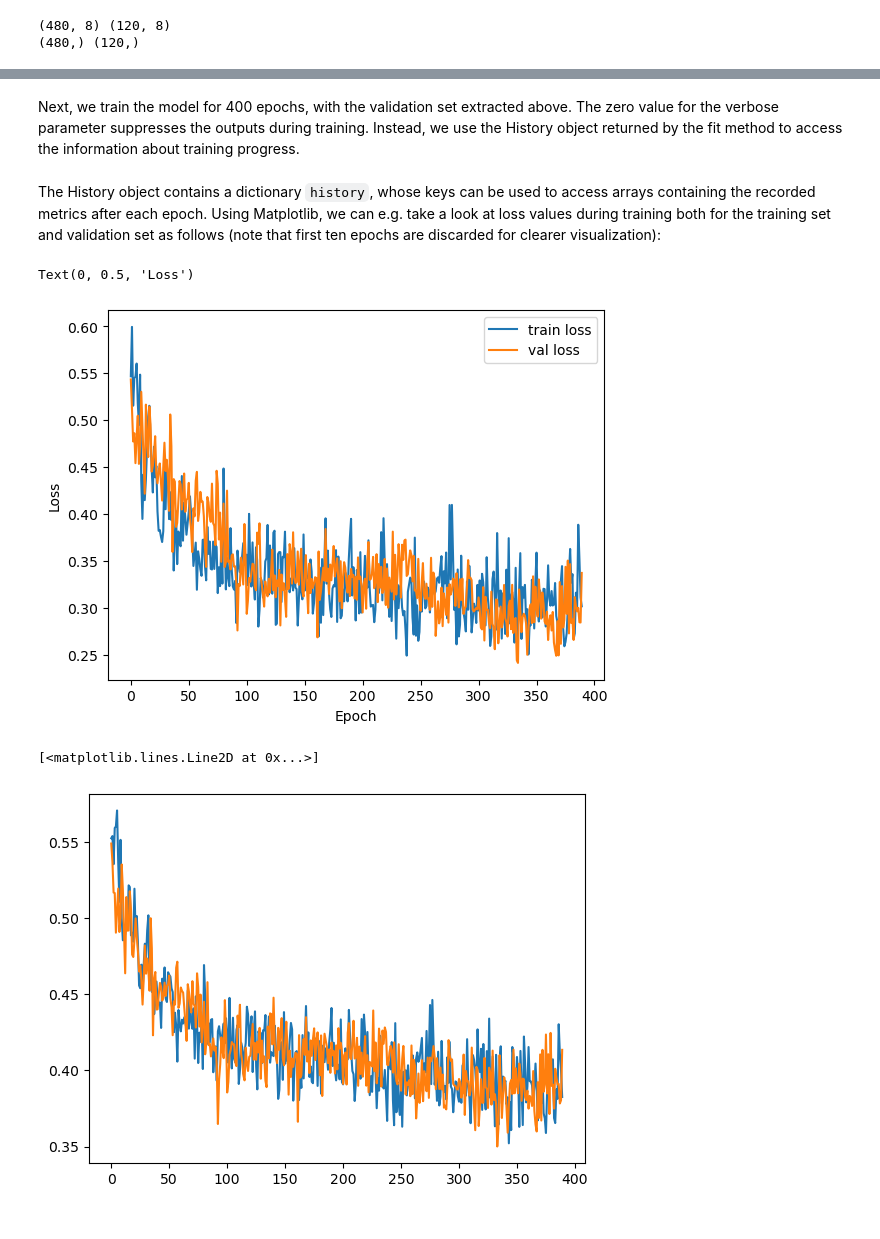
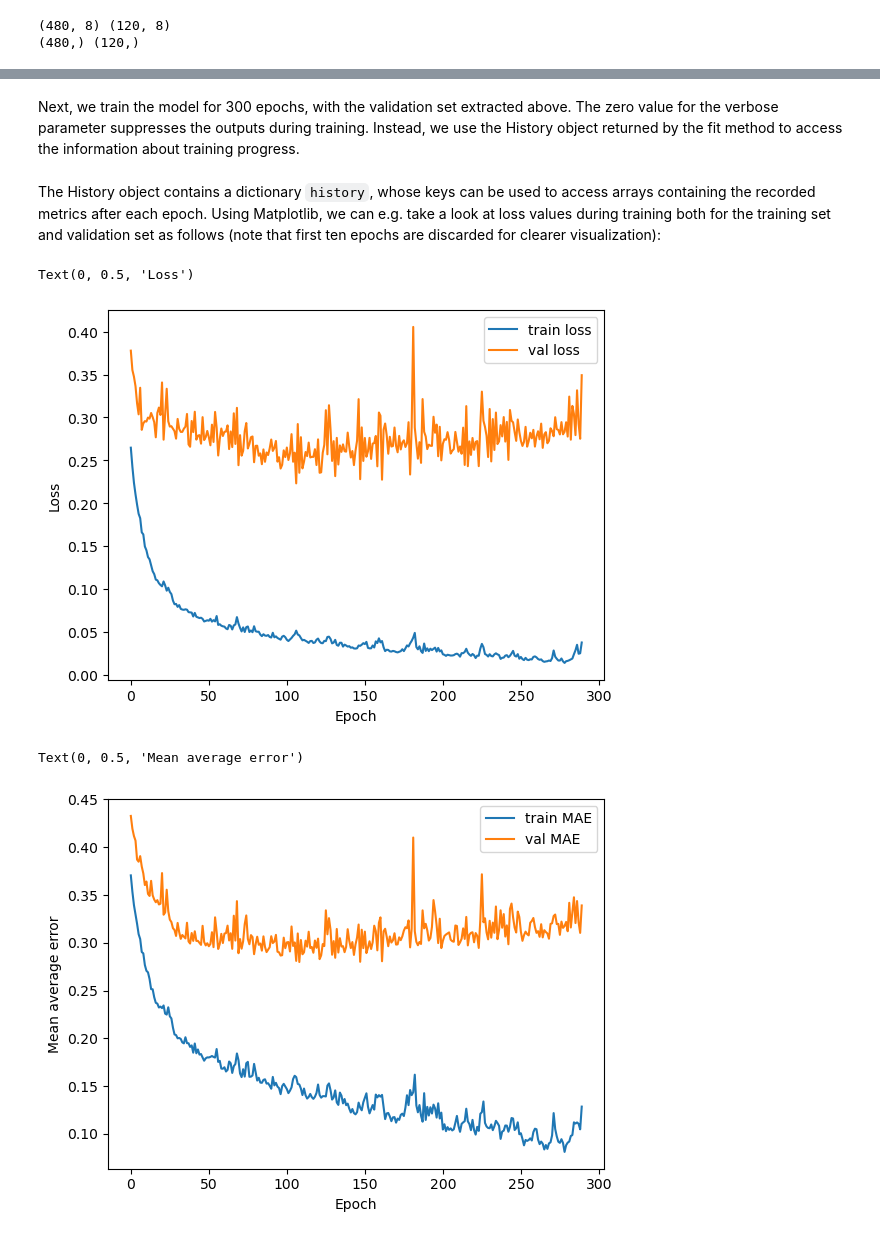
Before and after one commit to kopuj/neuralNetworks, a Jupyter notebook: Graphical_monitoring.ipynb, the cells around one changed output, grey strips where cells are left out. Drawn from its saved outputs; the diff is of its cells as text; code cells hidden in the pictures.

```diff
--- a/Graphical_monitoring.ipynb
+++ b/Graphical_monitoring.ipynb
@@ -41,19 +48,17 @@ y_val /= 1e5
 In the cell below, a simple model with two fully connected hidden layers with ReLU activation is built. Note that the output layer only contains a single unit for outputting the prediction for the prize, and no activation function is used (the model is able to output any value without restrictions). The appropriate loss function for a regression problem is mean squared error (MSE), and the mean average error (MAE) is chosen as the metric to be monitored.
 # %%
-import tensorflow as tf
 model = Sequential([
-    Dropout(0.2),
-    Dense(16, activation='relu'),
-    Dropout(0.2),
-    Dense(8, activation='relu'),
+    Input(shape=(8,)),
+    Dense(64, activation='relu'),
+    Dense(64, activation='relu'),
     Dense(1)
     ])
 
-model.compile(optimizer=tf.keras.optimizers.Adam(learning_rate=0.005),loss='mse',metrics=['mae'])
+model.compile(optimizer='adam',loss='mse',metrics=['mae'])
 # %% [markdown]
-Next, we train the model for 400 epochs, with the validation set extracted above. The zero value for the verbose parameter suppresses the outputs during training. Instead, we use the History object returned by the fit method to access the information about training progress.
+Next, we train the model for 300 epochs, with the validation set extracted above. The zero value for the verbose parameter suppresses the outputs during training. Instead, we use the History object returned by the fit method to access the information about training progress.
 # %%
-history = model.fit(x_train, y_train, epochs=400, batch_size=32, validation_data=(x_val, y_val),    verbose=0)
+history = model.fit(x_train, y_train, epochs=300, batch_size=16, validation_data=(x_val, y_val), verbose=0)
 # %% [markdown]
 The History object contains a dictionary `history`, whose keys can be used to access arrays containing the recorded metrics after each epoch. Using Matplotlib, we can e.g. take a look at loss values during training both for the training set and validation set as follows (note that first ten epochs are discarded for clearer visualization):
 # %%
@@ -64,10 +69,13 @@ plt.xlabel('Epoch')
 plt.ylabel('Loss')
 # %% [output]
 Text(0, 0.5, 'Loss')
-[figure, old version]
+[figure, new version]
 # %%
-plt.plot(history.history['mae'][10:])
-plt.plot(history.history['val_mae'][10:])
+plt.plot(history.history['mae'][10:], label='train MAE')
+plt.plot(history.history['val_mae'][10:], label='val MAE')
+plt.legend()
+plt.xlabel('Epoch')
+plt.ylabel('Mean average error')
 # %% [output]
-[<matplotlib.lines.Line2D at 0x...>]
+Text(0, 0.5, 'Mean average error')
-[figure, old version]
+[figure, new version]
```
Also changed, not shown: parts of 8 cells of this notebook.
